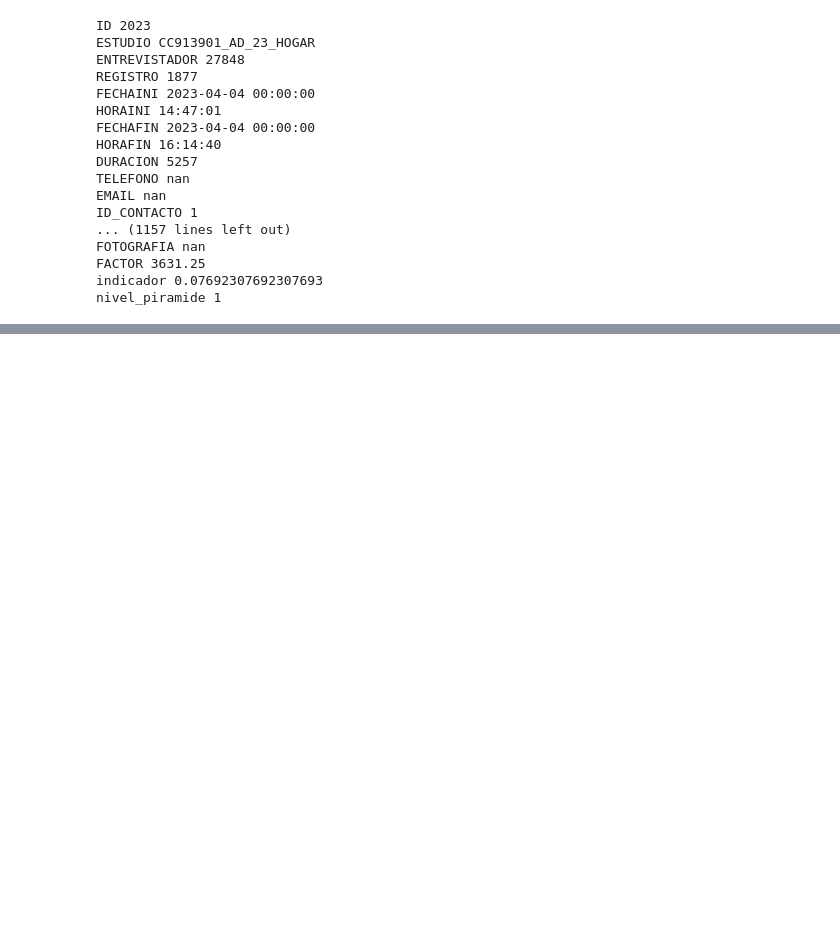
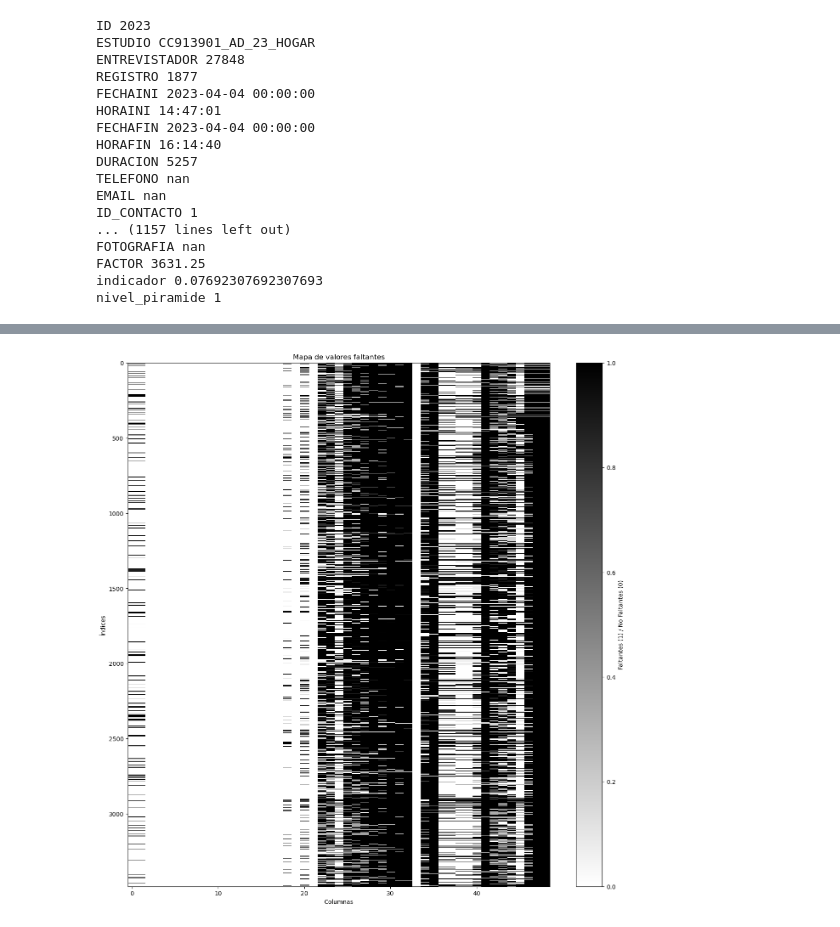
Before and after one commit to Contrerasjosed1/Gerencia_de_proyectos, a Jupyter notebook: ETL_data_CNC.ipynb, the cells around one changed output, grey strips where cells are left out. Cells and saved outputs as stored; diff of their text form; code cells hidden in the pictures; blank space fills up the shorter version.

```diff
--- a/ETL_data_CNC.ipynb
+++ b/ETL_data_CNC.ipynb
@@ -65,5 +139,0 @@ plt.show()
-# %%
-# Normalizar nombres de columnas
-df2016.columns = df2016.columns.str.lower().str.replace(' ', '_')
-df2018.columns = df2018.columns.str.lower().str.replace(' ', '_')
-df2023.columns = df2023.columns.str.lower().str.replace(' ', '_')
@@ -85,0 +140,23 @@ Columnas comunes: {'indicador', 'idioma', 'registro', 'estrato', 'entrevistador'
+# %%
+selected_columns_2018 = [
+    'LAT_1', 'LONG_1', 'SECTOR', 'SECCION', 'MANZANA',  # Geográficas
+    'EDAD', 'RANGO_EDAD', 'DH', 'PA', 'PB', 'PB1',      # Sociodemográficas
+    'ID', 'FECHAINI', 'FECHAFIN', 'DIREC_VIVI', 'ESTUDIO', 'ENTREVISTADOR',  # Administrativas
+    # Bloque 4: Uso de internet
+    'P7', 'P8', 'P10', 'P11',
+
+    # Bloque 5: Equipamiento de la vivienda
+    'P15', 'P16_1', 'P16_2', 'P16_3', 'P16_4', 'P16_5', 'P16_6', 'P16_7',
+    'P16_8', 'P16_9', 'P16_10', 'P16_11', 'P17', 'P19', 'P21',
+
+    # Bloque 6: Conectividad del hogar
+    'P27', 'P29',
+
+    # Bloque 8: Percepciones sobre internet
+    'P33', 'P34', 'P35', 'P36_1', 'P36_2', 'P36_3', 'P36_4',
+
+    # Bloque 9: Comercio electrónico
+    'P56', 'P57', 'P58', 'P59'
+]
+df2018_Col_sel = df2018[selected_columns_2018]
+df2018_Col_sel
@@ -85,0 +177,14 @@ Columnas comunes: {'indicador', 'idioma', 'registro', 'estrato', 'entrevistador'
+# %%
+import matplotlib.pyplot as plt
+missing_map = df2018_Col_sel.isnull()
+
+# Dibujar el gráfico
+plt.figure(figsize=(16, 16))
+plt.imshow(missing_map, aspect='auto', cmap='binary', interpolation='none')
+plt.colorbar(label='Faltantes (1) / No Faltantes (0)')
+plt.xlabel("Columnas")
+plt.ylabel("Índices")
+plt.title("Mapa de valores faltantes")
+plt.show()
+# %% [output]
+[figure, added]
```
Also changed, not shown: parts of 6 cells of this notebook, 1 other file.
